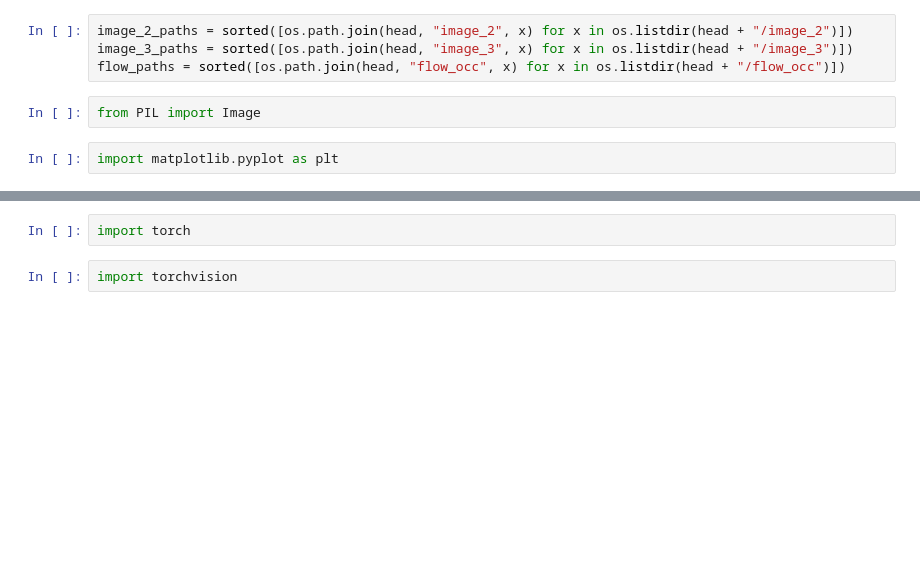
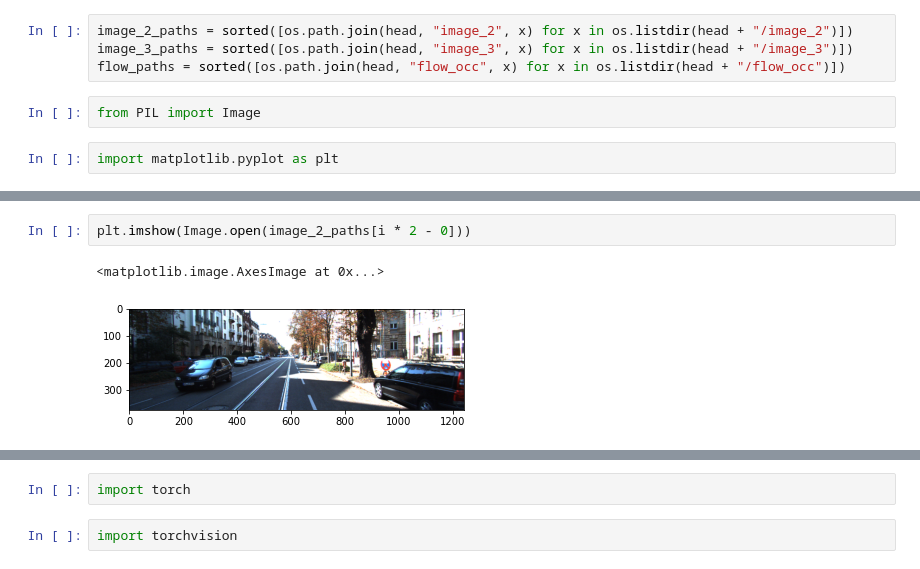
Before and after one commit to SENEMISIK/Deep-Learning-for-Computer-Vision, a Jupyter notebook: Data_Handler.ipynb, the cells around one changed output, grey strips where cells are left out. Saved outputs shown, nothing was run; the diff lists cells and outputs as text; blank space fills up the shorter version.

```diff
--- a/Data_Handler.ipynb
+++ b/Data_Handler.ipynb
@@ -35,3 +34,8 @@ plt.imshow(Image.open(image_2_paths[i * 2 - 0]), alpha=0.1)
+# %%
+plt.imshow(Image.open(image_2_paths[i * 2 - 0]))
+# %% [output]
+<matplotlib.image.AxesImage at 0x...>
+[figure, added]
 # %%
 i = 0
 plt.figure(figsize=(18, 18))
```
Also changed, not shown: parts of 7 cells of this notebook, 3 other files.
